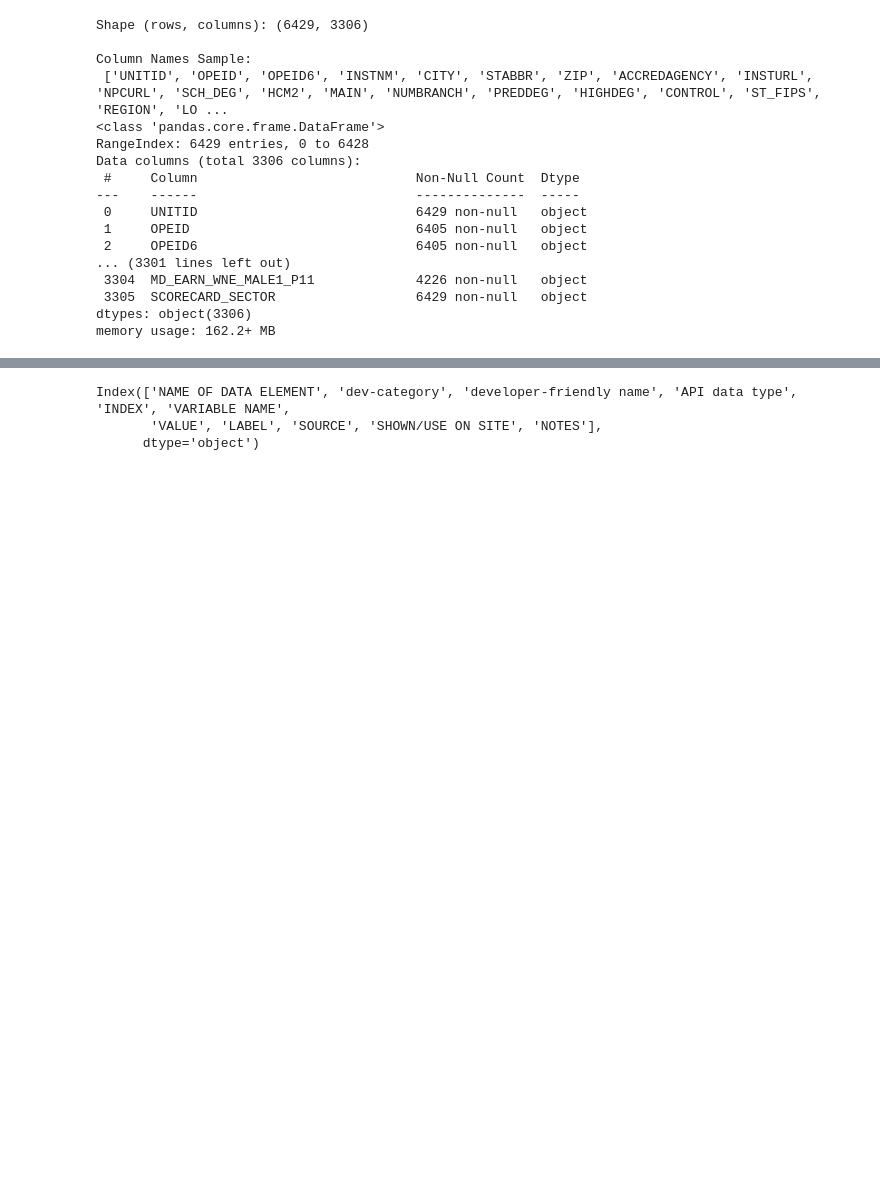
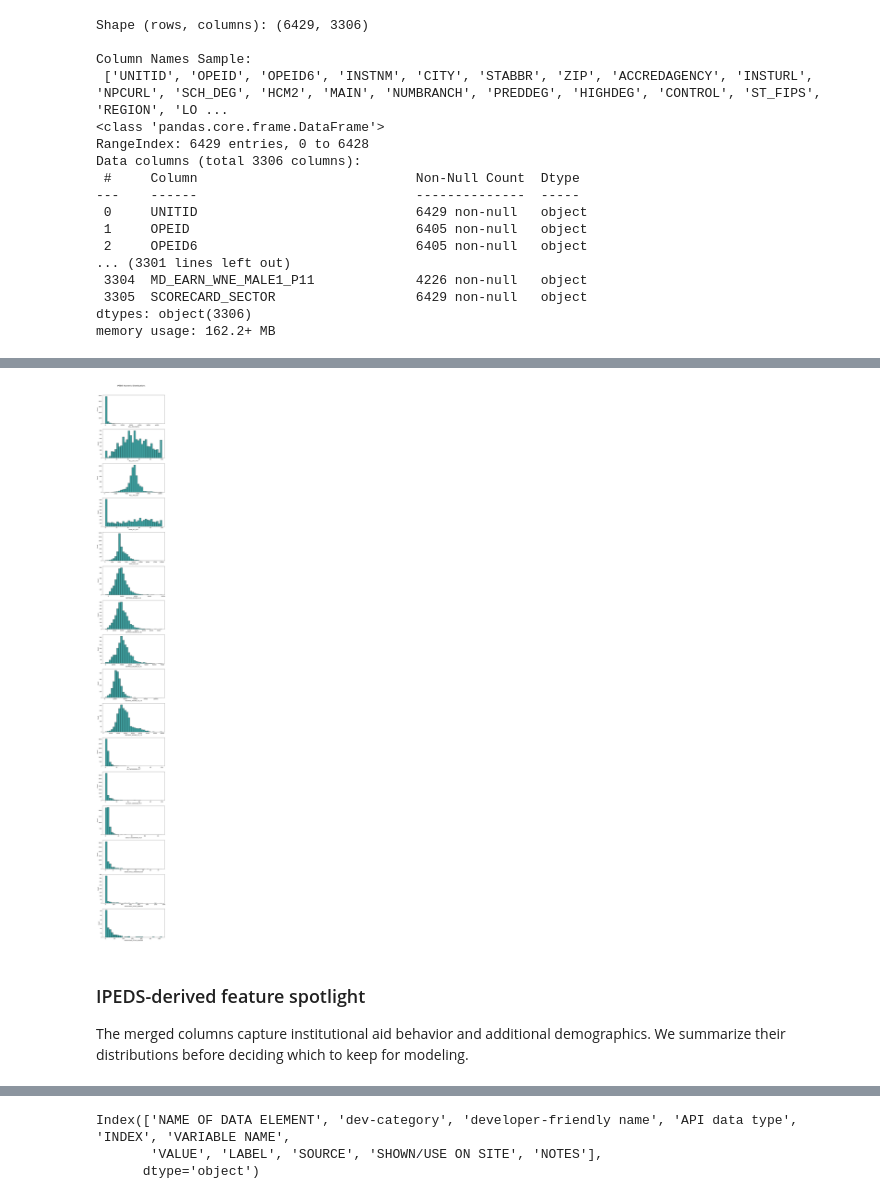
Before and after one commit to Mamasmess333/Admit_Predict, a Jupyter notebook: College_Scorecard_Most_Recent_Institutional_Data/Notebooks/01_EDA.ipynb, the cells around one changed output, grey strips where cells are left out. Drawn from its saved outputs; the diff is of its cells as text; code cells hidden in the pictures; blank space fills up the shorter version.

```diff
--- a/College_Scorecard_Most_Recent_Institutional_Data/Notebooks/01_EDA.ipynb
+++ b/College_Scorecard_Most_Recent_Institutional_Data/Notebooks/01_EDA.ipynb
@@ -58,0 +294,16 @@ memory usage: 162.2+ MB
+# %%
+fig, axes = plt.subplots(len(ipeds_focus_cols), 1, figsize=(8, 4*len(ipeds_focus_cols)))
+fig.suptitle('IPEDS Numeric Distributions', fontsize=16)
+
+for ax, col in zip(np.ravel(axes), ipeds_focus_cols):
+    sns.histplot(df[col].dropna(), ax=ax, bins=30, color='teal')
+    ax.set_xlabel(col)
+    ax.set_ylabel('Count')
+
+plt.tight_layout(rect=[0, 0, 1, 0.97])
+plt.show()
+# %% [output]
+[figure, added]
+# %% [markdown]
+### IPEDS-derived feature spotlight
+The merged columns capture institutional aid behavior and additional demographics. We summarize their distributions before deciding which to keep for modeling.
```
Also changed, not shown: parts of 34 cells of this notebook, 29 other files.
